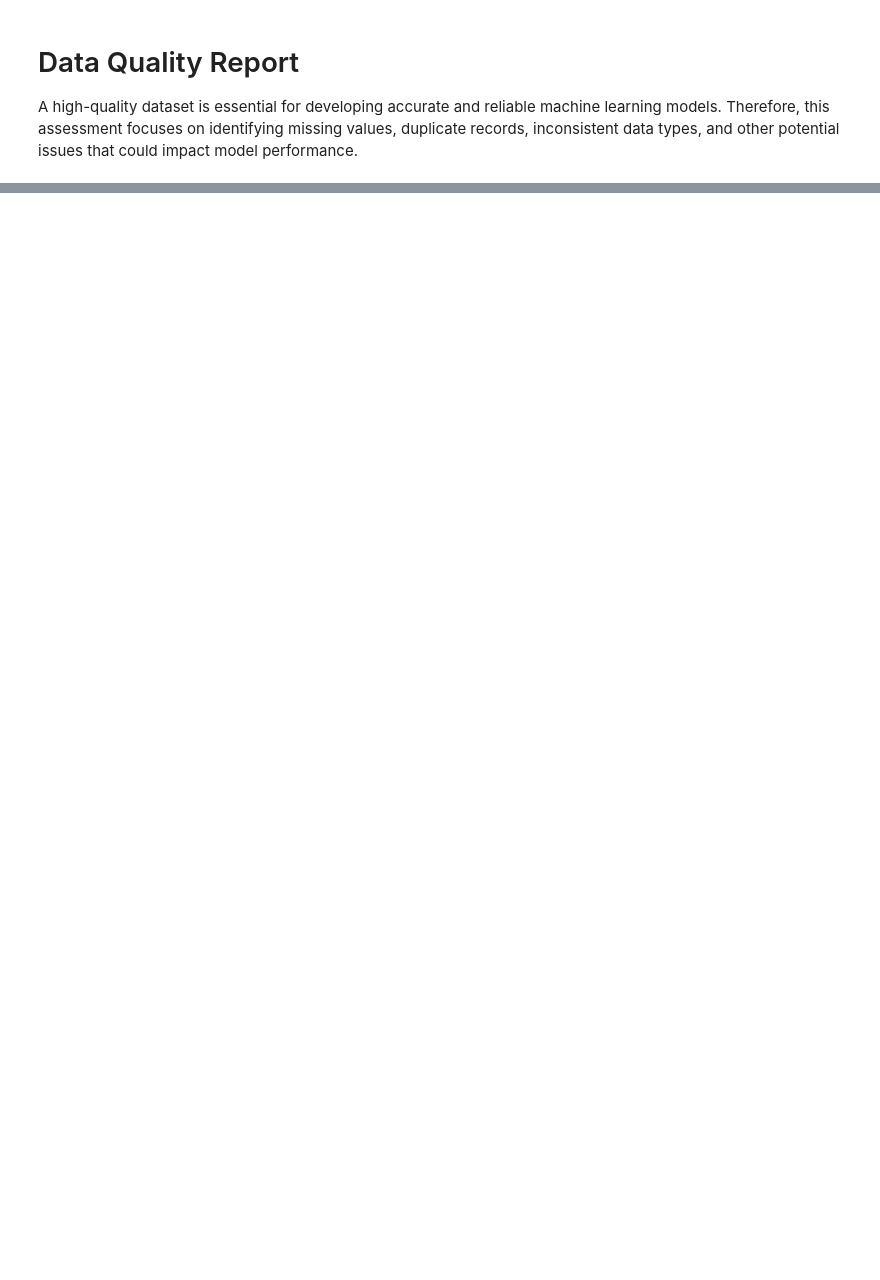
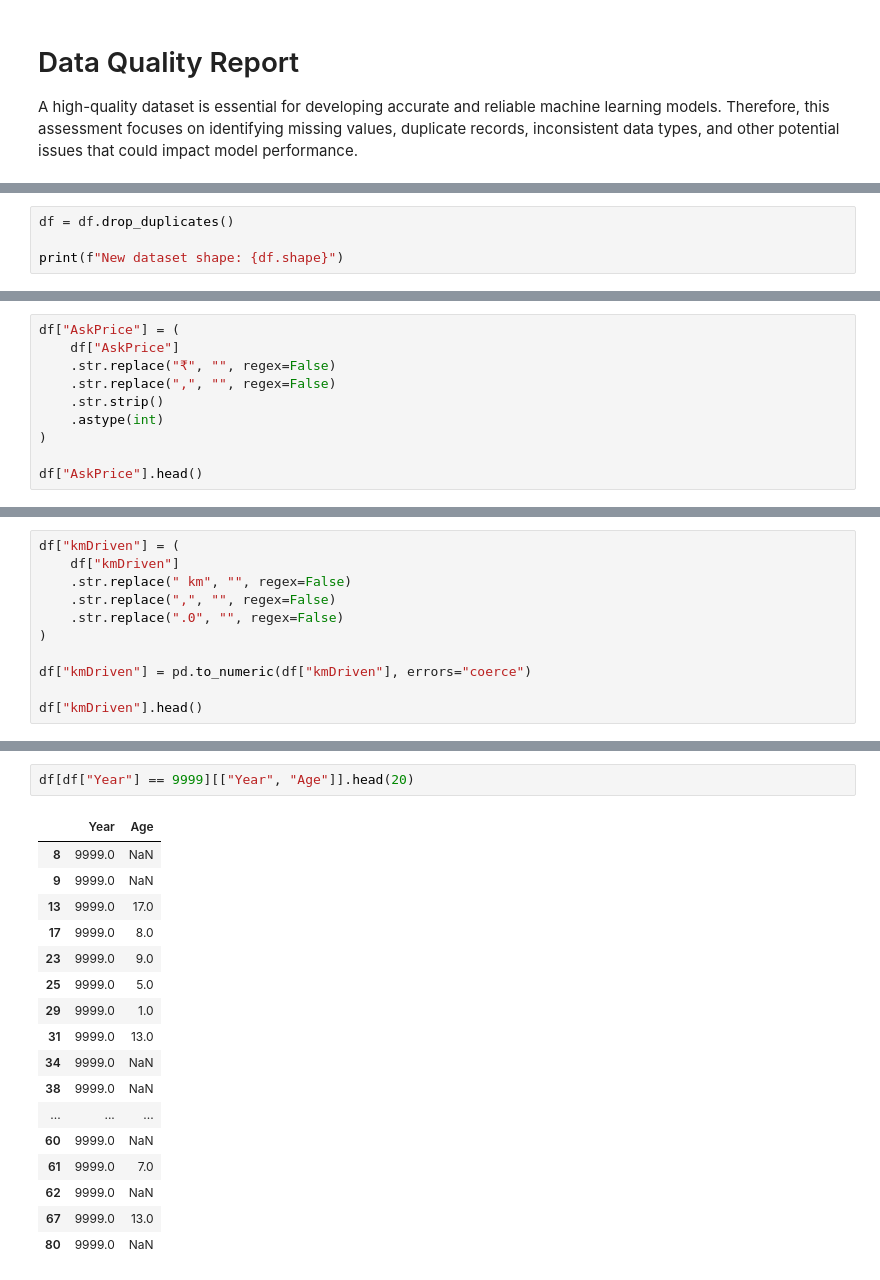
Before and after one commit to JacquaM/DriveValue-AI, a Jupyter notebook: notebooks/01_Data_Audit.ipynb, the cells around one changed output, grey strips where cells are left out. Cells and saved outputs as stored; diff of their text form; blank space fills up the shorter version.

```diff
--- a/notebooks/01_Data_Audit.ipynb
+++ b/notebooks/01_Data_Audit.ipynb
@@ -311,0 +366,4 @@ A high-quality dataset is essential for developing accurate and reliable machine
+# %%
+df = df.drop_duplicates()
+
+print(f"New dataset shape: {df.shape}")
@@ -311,0 +372,10 @@ A high-quality dataset is essential for developing accurate and reliable machine
+# %%
+df["AskPrice"] = (
+    df["AskPrice"]
+    .str.replace("₹", "", regex=False)
+    .str.replace(",", "", regex=False)
+    .str.strip()
+    .astype(int)
+)
+
+df["AskPrice"].head()
@@ -311,0 +389,11 @@ A high-quality dataset is essential for developing accurate and reliable machine
+# %%
+df["kmDriven"] = (
+    df["kmDriven"]
+    .str.replace(" km", "", regex=False)
+    .str.replace(",", "", regex=False)
+    .str.replace(".0", "", regex=False)
+)
+
+df["kmDriven"] = pd.to_numeric(df["kmDriven"], errors="coerce")
+
+df["kmDriven"].head()
@@ -311,0 +438,20 @@ A high-quality dataset is essential for developing accurate and reliable machine
+# %%
+df[df["Year"] == 9999][["Year", "Age"]].head(20)
+# %% [output]
+|  | Year | Age |
+| 8 | 9999.0 | NaN |
+| 9 | 9999.0 | NaN |
+| 13 | 9999.0 | 17.0 |
+| 17 | 9999.0 | 8.0 |
+| 23 | 9999.0 | 9.0 |
+| 25 | 9999.0 | 5.0 |
+| 29 | 9999.0 | 1.0 |
+| 31 | 9999.0 | 13.0 |
+| 34 | 9999.0 | NaN |
+| 38 | 9999.0 | NaN |
+| ... | ... | ... |
+| 60 | 9999.0 | NaN |
+| 61 | 9999.0 | 7.0 |
+| 62 | 9999.0 | NaN |
+| 67 | 9999.0 | 13.0 |
+| 80 | 9999.0 | NaN |
```
Also changed, not shown: parts of 26 cells of this notebook, 1 other file.
